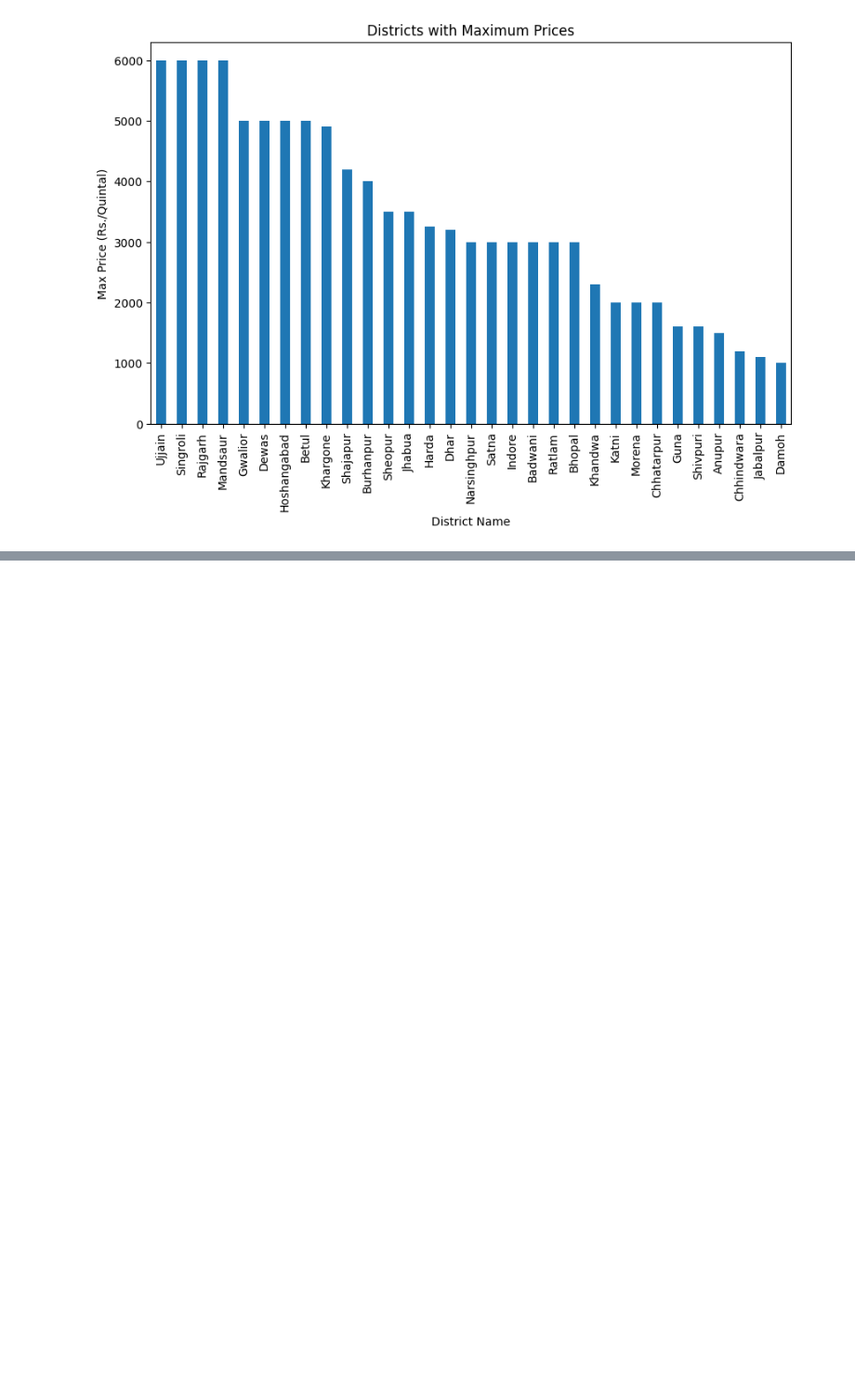
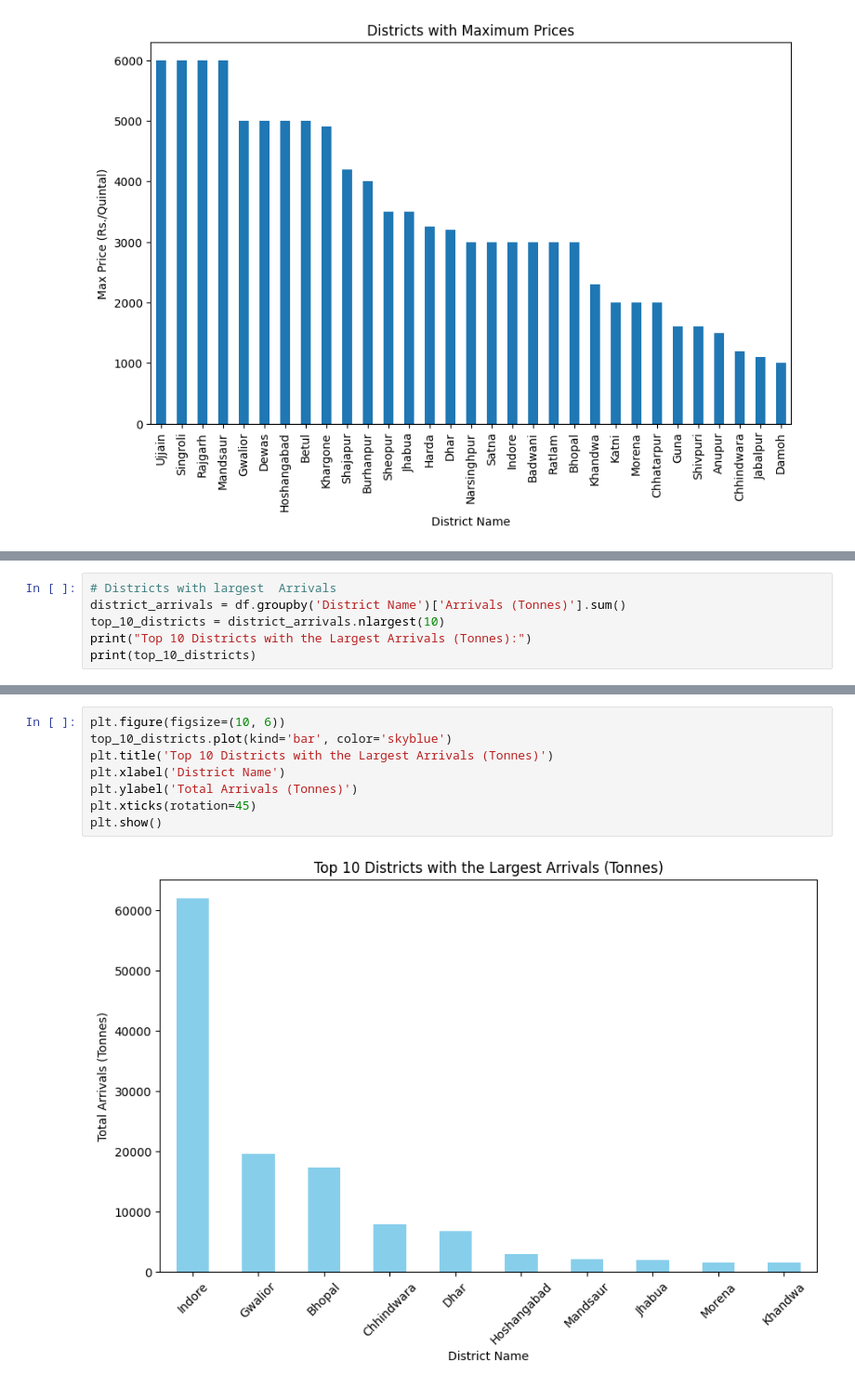
Before and after one commit to Abuthalib/AGRIMARK, a Jupyter notebook: Cabbage_Agmark_MP.ipynb, the cells around one changed output, grey strips where cells are left out. Shown at 93% size. Cells and saved outputs as stored; diff of their text form; blank space fills up the shorter version.

```diff
--- a/Cabbage_Agmark_MP.ipynb
+++ b/Cabbage_Agmark_MP.ipynb
@@ -407,0 +451,6 @@ plt.show()
+# %%
+# Districts with largest  Arrivals
+district_arrivals = df.groupby('District Name')['Arrivals (Tonnes)'].sum()
+top_10_districts = district_arrivals.nlargest(10)
+print("Top 10 Districts with the Largest Arrivals (Tonnes):")
+print(top_10_districts)
@@ -407,0 +471,10 @@ plt.show()
+# %%
+plt.figure(figsize=(10, 6))
+top_10_districts.plot(kind='bar', color='skyblue')
+plt.title('Top 10 Districts with the Largest Arrivals (Tonnes)')
+plt.xlabel('District Name')
+plt.ylabel('Total Arrivals (Tonnes)')
+plt.xticks(rotation=45)
+plt.show()
+# %% [output]
+[figure, added]
```
Also changed, not shown: parts of 21 cells of this notebook, 1 other file.
